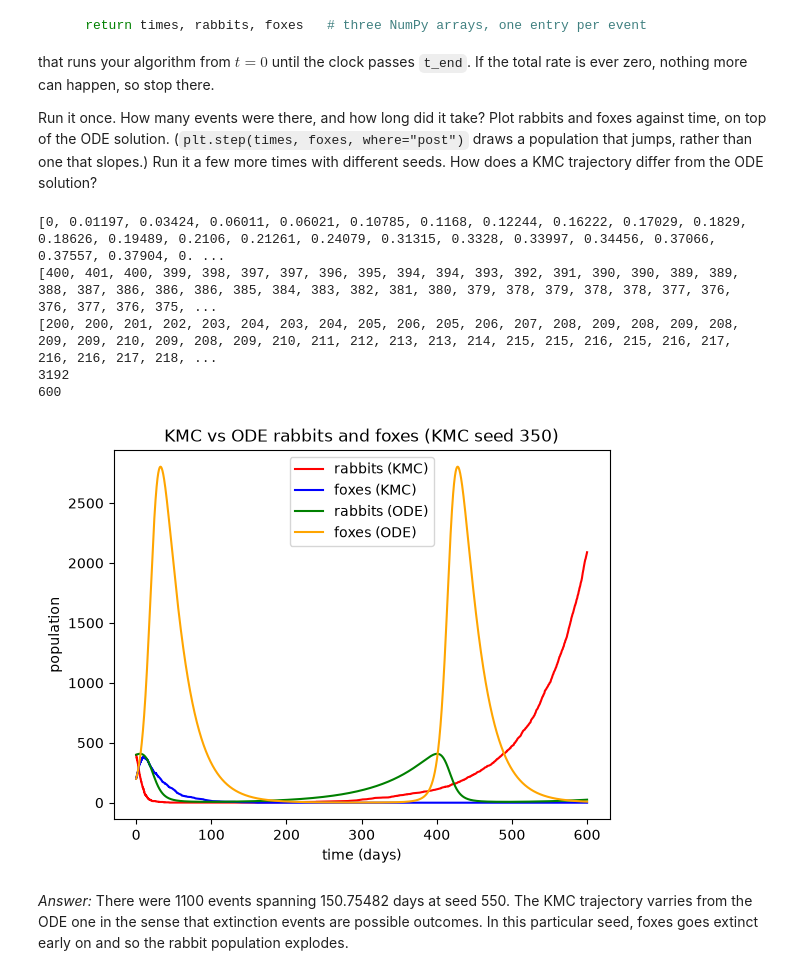
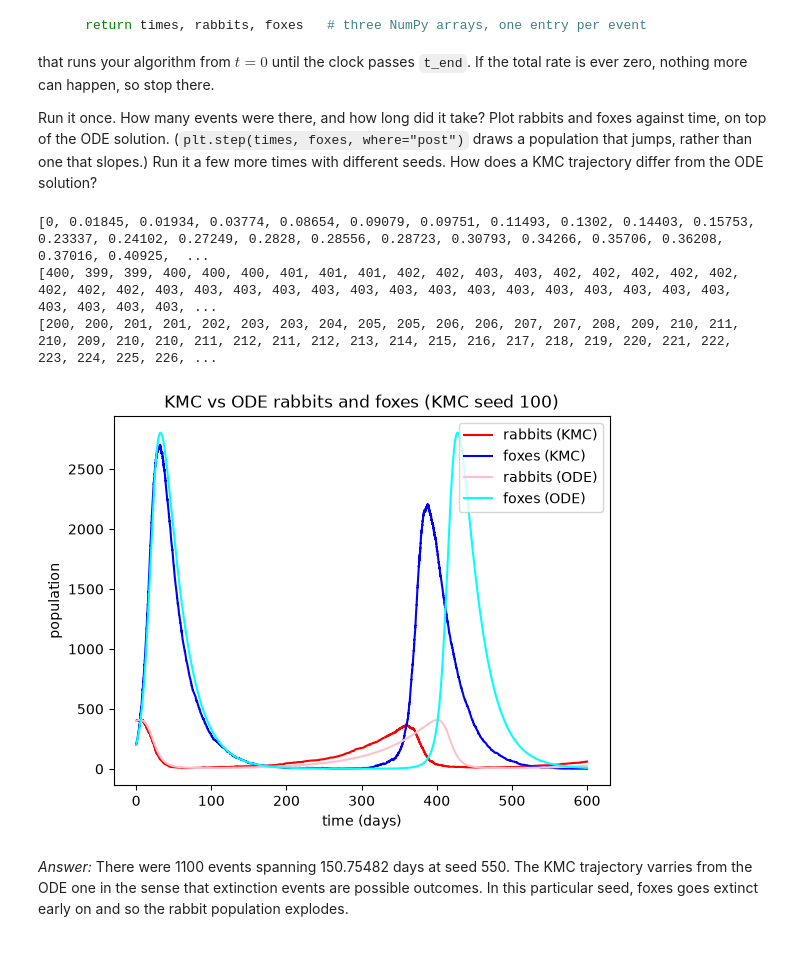
Before and after one commit to mitchellmlibby/kinetic-monte-carlo, a Jupyter notebook: rabbits-and-foxes-kmc.ipynb, the cells around one changed output. Cells and saved outputs as stored; diff of their text form; code cells hidden in the pictures.

```diff
--- a/rabbits-and-foxes-kmc.ipynb
+++ b/rabbits-and-foxes-kmc.ipynb
@@ -208,49 +208,46 @@ def kmc(R0, F0, t_end, rng, s):
         elif i == 1:
             r = r - 1
         elif i == 2:
-            r = r - 1
             f = f + 1
         else:
             f = f - 1
 
         # Step 8
         u_prime = 1 - rng.random()
 
         # Step 9
         Δt = (1/Q)*np.log(1/u_prime)
         if t[-1] + Δt > t_end:
             t.append(t_end)
             R.append(R[-1])   # old counts: the event didn't happen in time
             F.append(F[-1])
             break
         t.append(round(float(t[-1] + Δt),ndigits = 5))
         R.append(r)
         F.append(f)
     return t, R, F
 rng = np.random.default_rng()
-t, R, F = kmc(R0 = 400, F0 = 200, t_end = 600, rng = rng, s =350)
+t, R, F = kmc(R0 = 400, F0 = 200, t_end = 600, rng = rng, s =100)
 print(t)
 print(R)
 print(F)
 print(len(t))
 print(t[-1])
 plt.plot(t, R, "red", label="rabbits (KMC)")
 plt.plot(t, F, "blue", label="foxes (KMC)")
-plt.plot(t_ode, R_ode, "green", label="rabbits (ODE)")
-plt.plot(t_ode, F_ode, "orange",label="foxes (ODE)")
+plt.plot(t_ode, R_ode, "pink", label="rabbits (ODE)")
+plt.plot(t_ode, F_ode, "cyan",label="foxes (ODE)")
 # plt.step(t, F, where="post")
 plt.xlabel("time (days)")
 plt.ylabel("population")
 plt.legend()
-plt.title(f"KMC vs ODE rabbits and foxes (KMC seed {350})")
+plt.title(f"KMC vs ODE rabbits and foxes (KMC seed {100})")
 plt.show()
 # %% [output]
-[0, 0.01197, 0.03424, 0.06011, 0.06021, 0.10785, 0.1168, 0.12244, 0.16222, 0.17029, 0.1829, 0.18626, 0.19489, 0.2106, 0.21261, 0.24079, 0.31315, 0.3328, 0.33997, 0.34456, 0.37066, 0.37557, 0.37904, 0. ...
-[400, 401, 400, 399, 398, 397, 397, 396, 395, 394, 394, 393, 392, 391, 390, 390, 389, 389, 388, 387, 386, 386, 386, 385, 384, 383, 382, 381, 380, 379, 378, 379, 378, 378, 377, 376, 376, 377, 376, 375, ...
-[200, 200, 201, 202, 203, 204, 203, 204, 205, 206, 205, 206, 207, 208, 209, 208, 209, 208, 209, 209, 210, 209, 208, 209, 210, 211, 212, 213, 213, 214, 215, 215, 216, 215, 216, 217, 216, 216, 217, 218, ...
-3192
-600
+[0, 0.01845, 0.01934, 0.03774, 0.08654, 0.09079, 0.09751, 0.11493, 0.1302, 0.14403, 0.15753, 0.23337, 0.24102, 0.27249, 0.2828, 0.28556, 0.28723, 0.30793, 0.34266, 0.35706, 0.36208, 0.37016, 0.40925,  ...
+[400, 399, 399, 400, 400, 400, 401, 401, 401, 402, 402, 403, 403, 402, 402, 402, 402, 402, 402, 402, 402, 403, 403, 403, 403, 403, 403, 403, 403, 403, 403, 403, 403, 403, 403, 403, 403, 403, 403, 403, ...
+[200, 200, 201, 201, 202, 203, 203, 204, 205, 205, 206, 206, 207, 207, 208, 209, 210, 211, 210, 209, 210, 210, 211, 212, 211, 212, 213, 214, 215, 216, 217, 218, 219, 220, 221, 222, 223, 224, 225, 226, ...
-[figure, old version]
+[figure, new version]
 # %% [markdown]
 *Answer:* There were 1100 events spanning 150.75482 days at seed 550.  The KMC trajectory varries from the ODE one in the sense that extinction events are possible outcomes.  In this particular seed, foxes goes extinct early on and so the rabbit population explodes.
 # %% [markdown]
```
Also changed, not shown: parts of 5 cells of this notebook.
